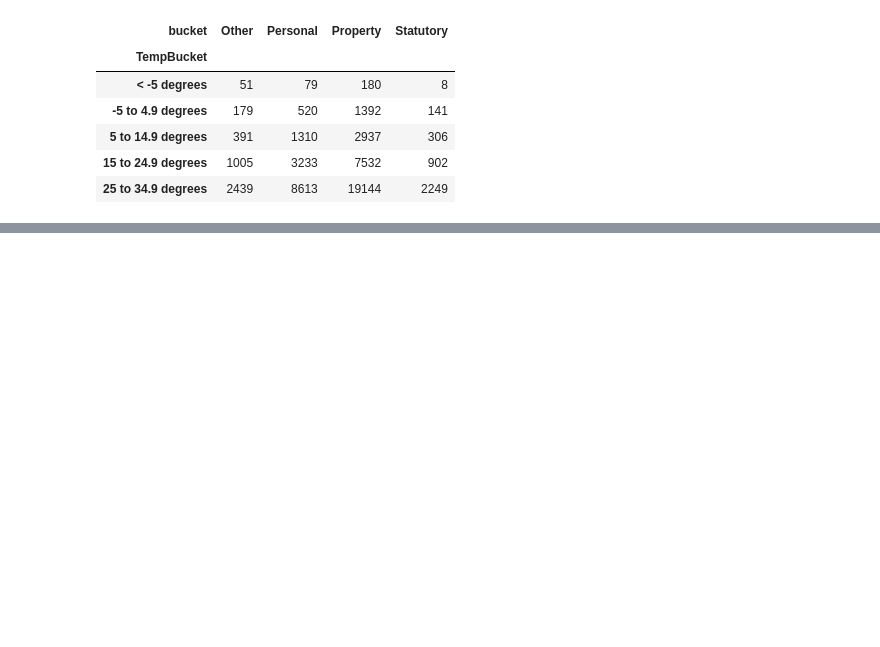
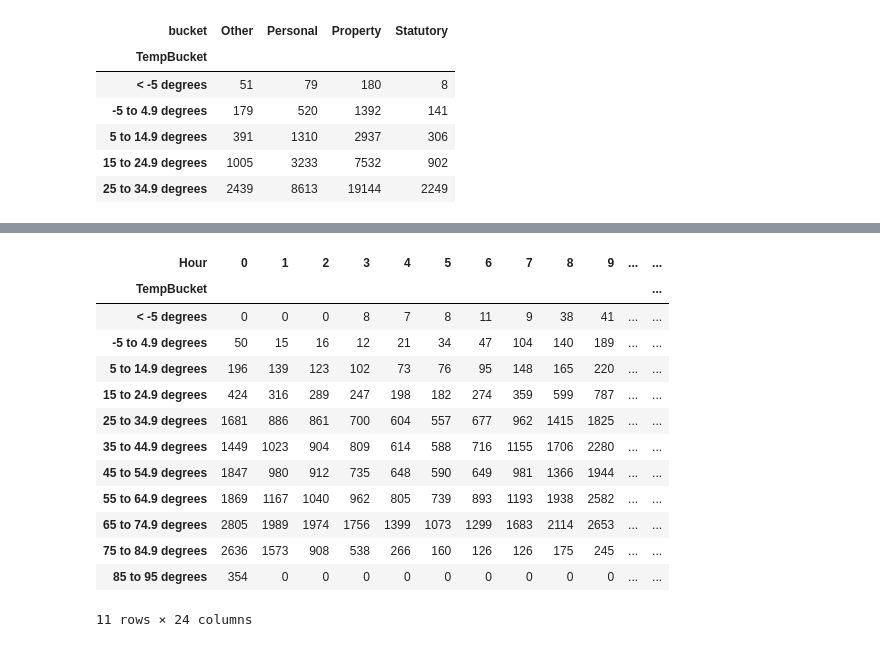
Before and after one commit to chengchenggan/Chicago_Crime_Weather, a Jupyter notebook: Resources/CombinedNotebook.ipynb, the cells around one changed output, grey strips where cells are left out. Saved outputs shown, nothing was run; the diff lists cells and outputs as text; code cells hidden in the pictures; blank space fills up the shorter version.

Commit message:
add buckets

```diff
--- a/Resources/CombinedNotebook.ipynb
+++ b/Resources/CombinedNotebook.ipynb
@@ -57,8 +57,17 @@ combined_df.head()
 | 4 | 1/1/2016 0:00 | 2016-01-01 | 0 | 269.470523 | 25.376941 | HZ100062 | BATTERY | 2016 | 1 | ... |
 # %%
 bins = [-15,-5,5,15,25,35,45,55,65,75,85,95]
-tempName = ['< -5 degrees','-5 to 4.9 degrees','5 to 14.9 degrees','15 to 24.9 degrees','25 to 34.9 degrees','35 to 44.9 degrees'\
-            ,'45 to 54.9 degrees','55 to 64.9 degrees','65 to 74.9 degrees','75 to 84.9 degrees','85 to 95 degrees']
+tempName = ['< -5 degrees',
+            '-5 to 4.9 degrees',
+            '5 to 14.9 degrees',
+            '15 to 24.9 degrees',
+            '25 to 34.9 degrees',
+            '35 to 44.9 degrees',
+            '45 to 54.9 degrees',
+            '55 to 64.9 degrees',
+            '65 to 74.9 degrees',
+            '75 to 84.9 degrees',
+            '85 to 95 degrees']
 combined_df['TempBucket'] = pd.cut(combined_df['Temp_Farenheit'],bins,labels=tempName)
 combined_df.head()
 # %% [output]
@@ -162,7 +171,10 @@ ax.set_ylim(-5,400)
 # %% [markdown]
 #### Create the pivot table and print to determine the column indices so we can extract a series for our line chart
 # %%
-buckets = pd.pivot_table(combined_df,values='Case Number', index='TempBucket',columns='bucket',  aggfunc=lambda x: len(x.unique()),fill_value=0)
+buckets = pd.pivot_table(combined_df,values='Case Number',
+                         index='TempBucket',
+                         columns='bucket',
+                         aggfunc=lambda x: len(x.unique()),fill_value=0)
 buckets.head()
 # %% [output]
 | bucket | Other | Personal | Property | Statutory |
@@ -287,7 +456,26 @@ plt.tight_layout()
 # %%
 #pivot by degree and hours
-buckets_degree_hour = pd.pivot_table(combined_df,values='Case Number', index='TempBucket',columns='Hour',  aggfunc=lambda x: len(x.unique()),fill_value=0)
+buckets_degree_hour = pd.pivot_table(combined_df,
+                                     values='Case Number',
+                                     index='TempBucket',
+                                     columns='Hour',
+                                     aggfunc=lambda x: len(x.unique()),fill_value=0)
 buckets_degree_hour
+# %% [output]
+| Hour | 0 | 1 | 2 | 3 | 4 | 5 | 6 | 7 | 8 | 9 | ... | ... |
+| TempBucket |  |  |  |  |  |  |  |  |  |  |  | ... |
+| < -5 degrees | 0 | 0 | 0 | 8 | 7 | 8 | 11 | 9 | 38 | 41 | ... | ... |
+| -5 to 4.9 degrees | 50 | 15 | 16 | 12 | 21 | 34 | 47 | 104 | 140 | 189 | ... | ... |
+| 5 to 14.9 degrees | 196 | 139 | 123 | 102 | 73 | 76 | 95 | 148 | 165 | 220 | ... | ... |
+| 15 to 24.9 degrees | 424 | 316 | 289 | 247 | 198 | 182 | 274 | 359 | 599 | 787 | ... | ... |
+| 25 to 34.9 degrees | 1681 | 886 | 861 | 700 | 604 | 557 | 677 | 962 | 1415 | 1825 | ... | ... |
+| 35 to 44.9 degrees | 1449 | 1023 | 904 | 809 | 614 | 588 | 716 | 1155 | 1706 | 2280 | ... | ... |
+| 45 to 54.9 degrees | 1847 | 980 | 912 | 735 | 648 | 590 | 649 | 981 | 1366 | 1944 | ... | ... |
+| 55 to 64.9 degrees | 1869 | 1167 | 1040 | 962 | 805 | 739 | 893 | 1193 | 1938 | 2582 | ... | ... |
+| 65 to 74.9 degrees | 2805 | 1989 | 1974 | 1756 | 1399 | 1073 | 1299 | 1683 | 2114 | 2653 | ... | ... |
+| 75 to 84.9 degrees | 2636 | 1573 | 908 | 538 | 266 | 160 | 126 | 126 | 175 | 245 | ... | ... |
+| 85 to 95 degrees | 354 | 0 | 0 | 0 | 0 | 0 | 0 | 0 | 0 | 0 | ... | ... |
+11 rows × 24 columns
 # %%
 #why crime is so high in 65 to 74.9 degrees and when that happens?
 buckets_degree65 = buckets_degree.loc['65 to 74.9 degrees']
```
Also changed, not shown: parts of 19 cells of this notebook.
